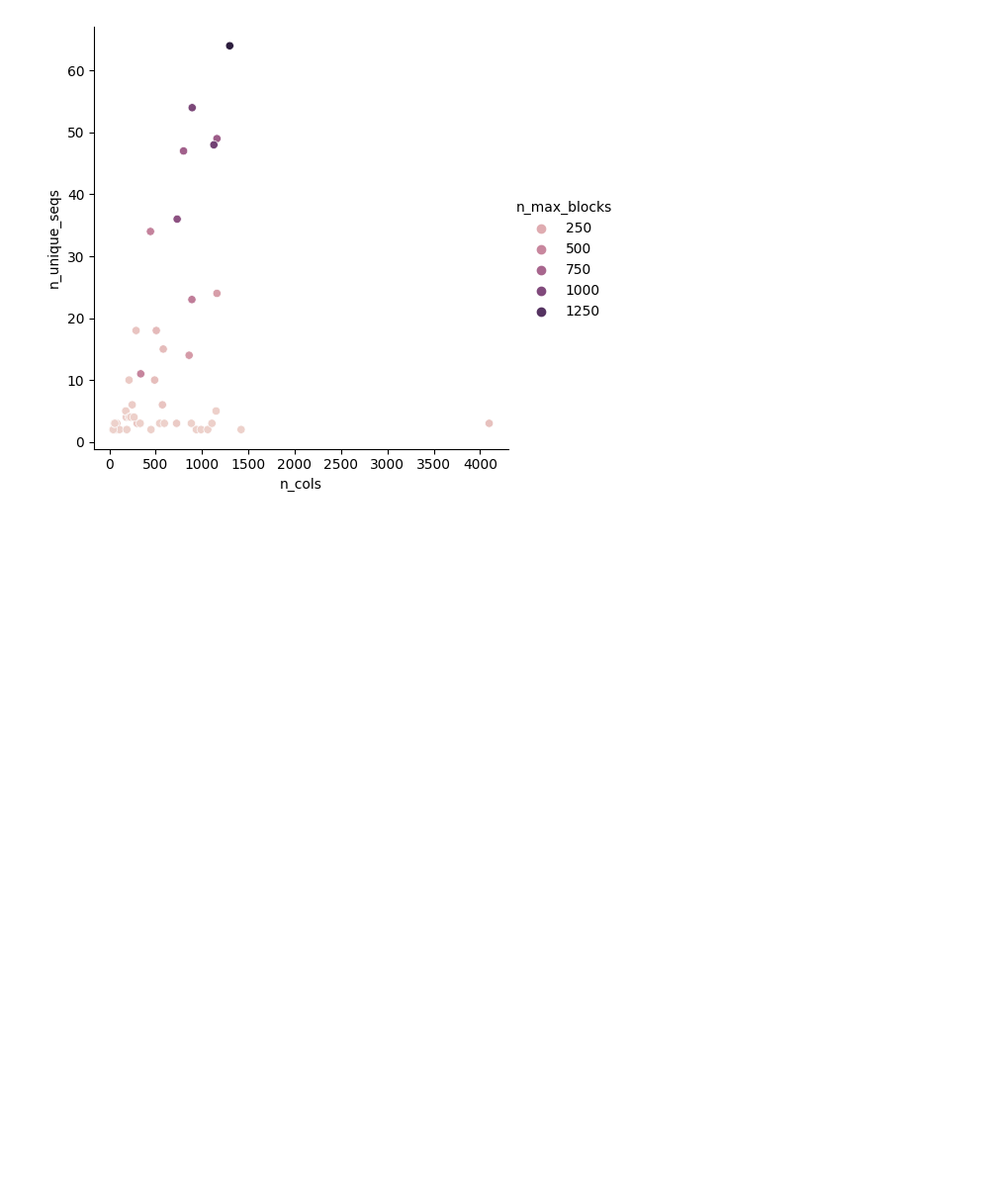
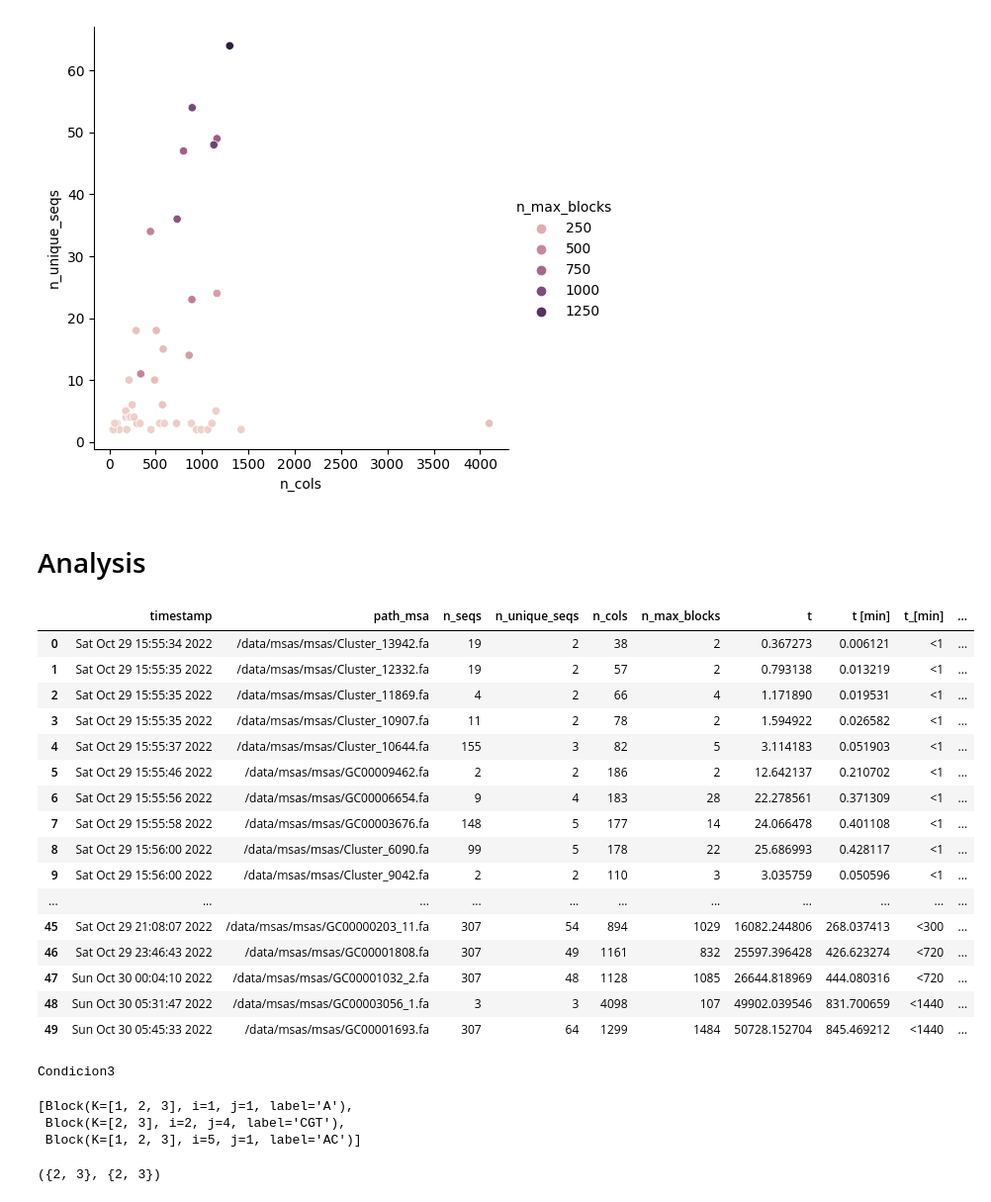
Before and after one commit to AlgoLab/pangeblocks, a Jupyter notebook: plots.ipynb, the cells around one changed output. Shown: that part at 99% size. Cells and saved outputs as stored; diff of their text form; code cells hidden in the pictures; blank space fills up the shorter version.

```diff
--- a/plots.ipynb
+++ b/plots.ipynb
@@ -48,3 +55,37 @@ sns.relplot(df,
 # %% [output]
 <seaborn.axisgrid.FacetGrid at 0x...>
 [figure]
+# %% [markdown]
+# Analysis
+# %%
+block_stats=BlockStats()
+def path_block_from_msa(path_msa):
+    name_msa = Path(path_msa).stem
+    return dir_max_blocks.joinpath(f"{name_msa}.json")
+
+def gene_or_intergenic(path_msa):
+    if Path(path_msa).stem.startswith("GC"):
+        return "genic"
+    else:
+        return "intergenic"
+df_stats=df.progress_apply(lambda row: block_stats(path_blocks=path_block_from_msa(row["path_msa"])),axis=1 )
+# %%
+pd.concat([df,  pd.DataFrame(list(df_stats))],axis=1)
+# %% [output]
+|  | timestamp | path_msa | n_seqs | n_unique_seqs | n_cols | n_max_blocks | t | t [min] | t_[min] | ... |
+| 0 | Sat Oct 29 15:55:34 2022 | /data/msas/msas/Cluster_13942.fa | 19 | 2 | 38 | 2 | 0.367273 | 0.006121 | <1 | ... |
+| 1 | Sat Oct 29 15:55:35 2022 | /data/msas/msas/Cluster_12332.fa | 19 | 2 | 57 | 2 | 0.793138 | 0.013219 | <1 | ... |
+| 2 | Sat Oct 29 15:55:35 2022 | /data/msas/msas/Cluster_11869.fa | 4 | 2 | 66 | 4 | 1.171890 | 0.019531 | <1 | ... |
+| 3 | Sat Oct 29 15:55:35 2022 | /data/msas/msas/Cluster_10907.fa | 11 | 2 | 78 | 2 | 1.594922 | 0.026582 | <1 | ... |
+| 4 | Sat Oct 29 15:55:37 2022 | /data/msas/msas/Cluster_10644.fa | 155 | 3 | 82 | 5 | 3.114183 | 0.051903 | <1 | ... |
+| 5 | Sat Oct 29 15:55:46 2022 | /data/msas/msas/GC00009462.fa | 2 | 2 | 186 | 2 | 12.642137 | 0.210702 | <1 | ... |
+| 6 | Sat Oct 29 15:55:56 2022 | /data/msas/msas/GC00006654.fa | 9 | 4 | 183 | 28 | 22.278561 | 0.371309 | <1 | ... |
+| 7 | Sat Oct 29 15:55:58 2022 | /data/msas/msas/GC00003676.fa | 148 | 5 | 177 | 14 | 24.066478 | 0.401108 | <1 | ... |
+| 8 | Sat Oct 29 15:56:00 2022 | /data/msas/msas/Cluster_6090.fa | 99 | 5 | 178 | 22 | 25.686993 | 0.428117 | <1 | ... |
+| 9 | Sat Oct 29 15:56:00 2022 | /data/msas/msas/Cluster_9042.fa | 2 | 2 | 110 | 3 | 3.035759 | 0.050596 | <1 | ... |
+| ... | ... | ... | ... | ... | ... | ... | ... | ... | ... | ... |
+| 45 | Sat Oct 29 21:08:07 2022 | /data/msas/msas/GC00000203_11.fa | 307 | 54 | 894 | 1029 | 16082.244806 | 268.037413 | <300 | ... |
+| 46 | Sat Oct 29 23:46:43 2022 | /data/msas/msas/GC00001808.fa | 307 | 49 | 1161 | 832 | 25597.396428 | 426.623274 | <720 | ... |
+| 47 | Sun Oct 30 00:04:10 2022 | /data/msas/msas/GC00001032_2.fa | 307 | 48 | 1128 | 1085 | 26644.818969 | 444.080316 | <720 | ... |
+| 48 | Sun Oct 30 05:31:47 2022 | /data/msas/msas/GC00003056_1.fa | 3 | 3 | 4098 | 107 | 49902.039546 | 831.700659 | <1440 | ... |
+| 49 | Sun Oct 30 05:45:33 2022 | /data/msas/msas/GC00001693.fa | 307 | 64 | 1299 | 1484 | 50728.152704 | 845.469212 | <1440 | ... |
@@ -50,0 +94,15 @@ sns.relplot(df,
+# %%
+b1 = Block([1,2,3],1,5,"ACGTT")
+b2 = Block([2,3],2,4,"CGT")
+common_rows = set(b1.K).intersection(set(b2.K))
+common_cols = set(range(b1.i,b1.j)).intersection(set(range(b2.i,b2.j)))
+block_decomposition(b1,b2)
+# %% [output]
+Condicion3
+[Block(K=[1, 2, 3], i=1, j=1, label='A'),
+ Block(K=[2, 3], i=2, j=4, label='CGT'),
+ Block(K=[1, 2, 3], i=5, j=1, label='AC')]
+# %%
+common_rows, common_cols
+# %% [output]
+({2, 3}, {2, 3})
```
Also changed, not shown: parts of 10 cells of this notebook, 7 other files.
